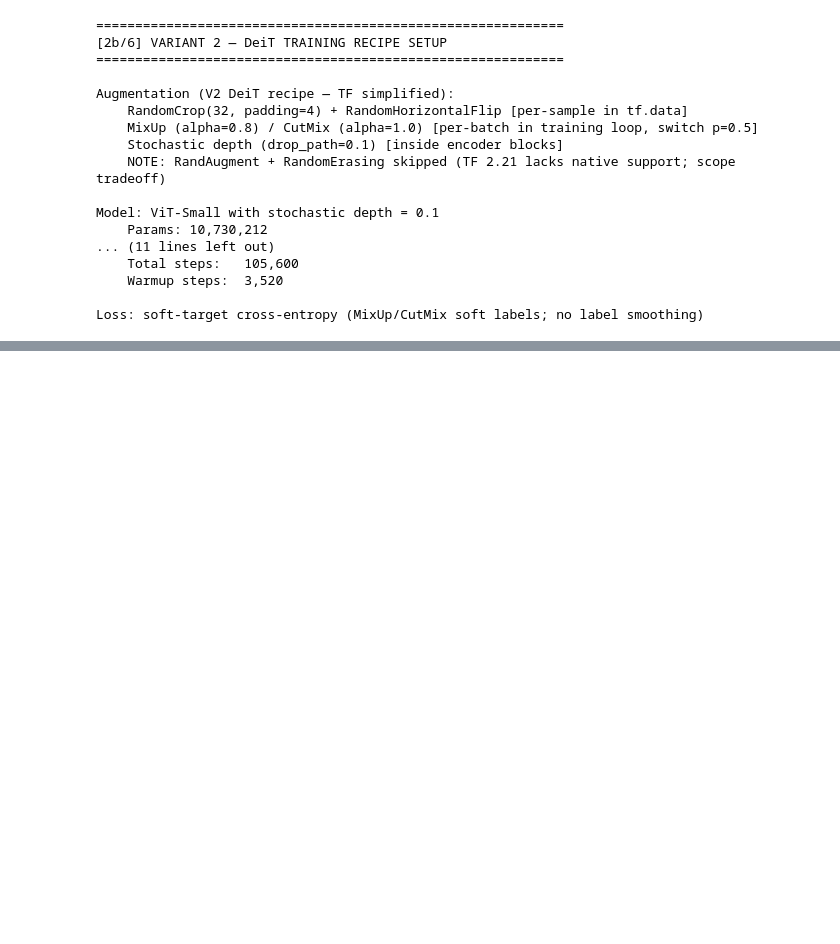
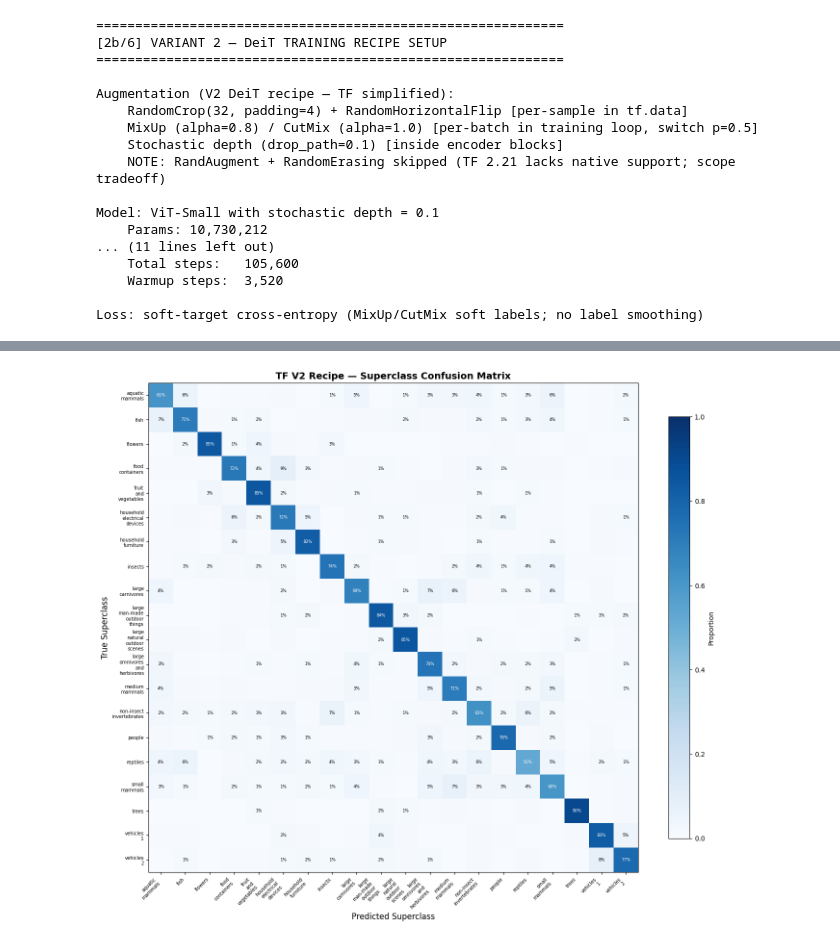
Before and after one commit to GoudyMT/ml-framework-comparison, a Jupyter notebook: TensorFlow/17-vit/pipeline.ipynb, the cells around one changed output, grey strips where cells are left out. Drawn from its saved outputs; the diff is of its cells as text; code cells hidden in the pictures; blank space fills up the shorter version.

Commit message:
feat: ViT - finalized pipeline + results saved

```diff
--- a/TensorFlow/17-vit/pipeline.ipynb
+++ b/TensorFlow/17-vit/pipeline.ipynb
@@ -855,0 +901,94 @@ Key finding: TF V2 matches PT V2 within 0.88pp on test accuracy.
+# %%
+# Step 4: Cross-Framework Evaluation (TF V2 + PT V1-V4 + CNN #11 reference)
+
+# Build fine -> coarse superclass mapping (100 -> 20)
+fine_to_coarse = np.zeros(NUM_CLASSES, dtype=int)
+for sc_name, fine_list in info['superclass_mapping'].items():
+    sc_idx = coarse_class_names.index(sc_name)
+    for fc_name in fine_list:
+        fc_idx = fine_class_names.index(fc_name)
+        fine_to_coarse[fc_idx] = sc_idx
+
+# Reload TF V2 best weights into fresh model
+v2_best_model = ViT(
+    image_size=IMAGE_SIZE, patch_size=PATCH_SIZE, num_classes=NUM_CLASSES,
+    d_model=D_MODEL, n_heads=N_HEADS, n_layers=N_ENCODER_LAYERS, d_ff=D_FF,
+    dropout=DROPOUT, drop_path=STOCHASTIC_DEPTH,
+)
+_ = v2_best_model(tf.zeros((1, IMAGE_SIZE, IMAGE_SIZE, 3)), training=False)
+v2_best_model.load_weights(V2_CHECKPOINT_PATH)
+
+# Collect test predictions
+all_preds_list = []
+all_labels_list = []
+for images, labels in test_ds:
+    logits = v2_best_model(images, training=False)
+    preds = tf.argmax(logits, axis=-1, output_type=tf.int64).numpy()
+    all_preds_list.append(preds)
+    all_labels_list.append(labels.numpy())
+v2_tf_preds = np.concatenate(all_preds_list)
+all_labels_fine = np.concatenate(all_labels_list)
+
+# Metrics
+v2_tf_fine_acc = float((v2_tf_preds == all_labels_fine).mean())
+v2_tf_coarse_acc = float((fine_to_coarse[v2_tf_preds] == fine_to_coarse[all_labels_fine]).mean())
+v2_tf_macro_f1, v2_tf_per_class_f1 = macro_f1_score(all_labels_fine, v2_tf_preds, return_per_class=True)
+
+# Update v2_tf_results with coarse_acc (from Cell 2d, augment)
+v2_tf_results['coarse_acc'] = v2_tf_coarse_acc
+
+# Cross-framework comparison
+# PT baselines from PT pipeline metrics.json (hardcoded for this TF-only notebook)
+PT_V1_ACC = 0.5033
+PT_V2_ACC = 0.6445
+PT_V3_ACC = 0.6748
+PT_V4_ACC = 0.9116
+CNN_PT_ACC = 0.8010
+CNN_TF_ACC = 0.7947
+
+print("=" * 60)
+print("[4/6] CROSS-FRAMEWORK EVALUATION")
+print("=" * 60)
+
+print(f"\nTF V2 Test Metrics:")
+print(f"    Fine accuracy:   {v2_tf_fine_acc:.4f}  ({v2_tf_fine_acc*100:.2f}%)")
+print(f"    Coarse accuracy: {v2_tf_coarse_acc:.4f}  ({v2_tf_coarse_acc*100:.2f}%)")
+print(f"    Fine->Coarse lift: {(v2_tf_coarse_acc - v2_tf_fine_acc)*100:+.2f}pp")
+print(f"    Macro F1:        {v2_tf_macro_f1:.4f}")
+
+print(f"\nCross-Framework Variant Comparison (test accuracy):")
+print(f"{'Variant':<22}{'PyTorch':<12}{'TensorFlow':<14}{'Delta':<10}{'Notes'}")
+print("-" * 80)
+print(f"{'V1 Vanilla':<22}{PT_V1_ACC:.4f}      —             —         PT only (scope)")
+print(f"{'V2 Recipe':<22}{PT_V2_ACC:.4f}      {v2_tf_fine_acc:.4f}        "
+      f"{(v2_tf_fine_acc - PT_V2_ACC)*100:+5.2f}pp   Recipe transfers")
+print(f"{'V3 Distill':<22}{PT_V3_ACC:.4f}      skipped       —         cuDNN Conv2D env issue")
+print(f"{'V4 Pre-trained':<22}{PT_V4_ACC:.4f}      —             —         PT only (scope)")
+print(f"{'CNN #11 (ref)':<22}{CNN_PT_ACC:.4f}      {CNN_TF_ACC:.4f}        "
+      f"{(CNN_TF_ACC - CNN_PT_ACC)*100:+5.2f}pp   Baseline also consistent")
+
+print(f"\nKey findings:")
+print(f"    - TF V2 within {abs(v2_tf_fine_acc - PT_V2_ACC)*100:.2f}pp of PT V2 -> DeiT recipe transfers across frameworks")
+print(f"    - Cross-framework CNN teacher consistency (TF {CNN_TF_ACC*100:.1f}% vs PT {CNN_PT_ACC*100:.1f}%)")
+print(f"    - V3 distillation already proven in PT (+3.03pp over V2); TF V3 skipped per env constraint")
+print(f"    - V4 pre-trained (91.16%) is PT-only; HuggingFace TFViT uses same ImageNet-21k weights")
+
+# Per-class F1 distribution for TF V2
+pcf = np.array(v2_tf_per_class_f1)
+print(f"\nTF V2 per-class F1 distribution:")
+print(f"    Best class:   F1={pcf.max():.3f}  ({fine_class_names[int(pcf.argmax())]})")
+print(f"    Worst class:  F1={pcf.min():.3f}  ({fine_class_names[int(pcf.argmin())]})")
+print(f"    Median:       F1={np.median(pcf):.3f}")
+
+# Superclass confusion matrix
+print(f"\nGenerating superclass confusion matrix for TF V2...")
+plot_superclass_confusion(
+    y_true_fine=all_labels_fine,
+    y_pred_fine=v2_tf_preds,
+    fine_names=fine_class_names,
+    coarse_names=coarse_class_names,
+    fine_to_coarse=fine_to_coarse,
+    framework='TF V2 Recipe',
+    save_path=os.path.join(RESULTS_DIR, 'superclass_confusion_v2_tf.png'),
+)
+# %% [output]
@@ -855,0 +1012 @@ Key finding: TF V2 matches PT V2 within 0.88pp on test accuracy.
+[figure, added]
```
Also changed, not shown: parts of 7 cells of this notebook, 5 other files.
